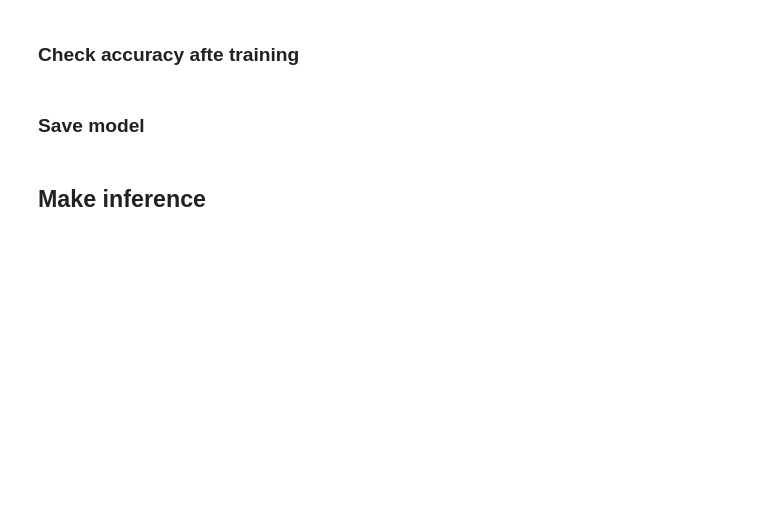
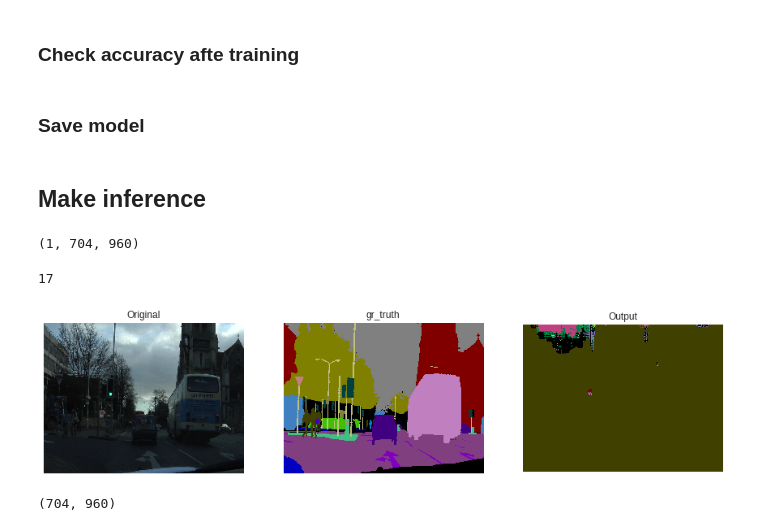
Before and after one commit to betogaona7/FCN, a Jupyter notebook: FCN.ipynb, the cells around one changed output. Drawn from its saved outputs; the diff is of its cells as text; code cells hidden in the pictures; blank space fills up the shorter version.

Commit message:
add inference section, but it doesnt work well.. yet

```diff
--- a/FCN.ipynb
+++ b/FCN.ipynb
@@ -311,8 +321,8 @@ model.to(device)
 criterion = nn.BCEWithLogitsLoss()
 optimizer = optim.RMSprop(model.parameters(), lr=0.001, momentum=0, weight_decay=1e-5)
 scheduler = optim.lr_scheduler.StepLR(optimizer, step_size=50, gamma=0.5)
-epochs = 5
-print_every = 10
+epochs = 15
+print_every = 20
 
 # Define scores
 IoU_scores = np.zeros((epochs, n_classes))
@@ -423,5 +439,5 @@ torch.save(model.state_dict(), "./fcn.pth")
 # %% [markdown]
 ## Make inference
 # %%
-state_dict = torch.load('./fcn.pth')
+state_dict = torch.load('./fcn-model.pth')
 model.load_state_dict(state_dict)
@@ -428,14 +490,20 @@ model.load_state_dict(state_dict)
 # %%
+from PIL import Image
+inference_transforms = transforms.Compose([transforms.Resize((704, 960)),
+                                           transforms.ToTensor()])
 def load_image(path):
   image = Image.open(path)
-  #image = valid_transforms(image)
+  image = inference_transforms(image)
   image = torch.tensor(image, requires_grad=True)
   image = image.unsqueeze(0)
   return image
 
-model.to("cpu")
+model.to(device)
 model.eval()
-image = load_image("data/CamVid/701_StillsRaw_full/0001TP_006750.png")
-prediction = model(image)
+inp = "data/CamVid/701_StillsRaw_full/0001TP_006960.png"
+truth = "data/CamVid/LabeledApproved_full/0001TP_006960_L.png"
+
+image = load_image(inp)
+prediction = model(image.to(device))
 
 print(prediction)
@@ -447,0 +510,49 @@ plt.show()
+# %%
+prediction2 = prediction
+prediction = prediction.data.cpu().numpy()
+N, _, h, w = prediction.shape
+pred = prediction.transpose(0, 2, 3, 1).reshape(-1, 32).argmax(axis=1).reshape(N, h, w)
+
+print(pred.shape)
+# %% [output]
+(1, 704, 960)
+# %%
+pred[0][0][0]
+# %% [output]
+17
+# %%
+_, h, w = pred.shape
+
+output = np.zeros((h, w, 3), dtype=np.uint8)
+
+for i in range(h):
+  for j in range(w):
+    index = pred[0][i][j]
+    try:
+      color = gt_labels.get(index)[1]
+      output[i, j, 0] = color[0]
+      output[i, j, 1] = color[1]
+      output[i, j, 2] = color[2]
+    except:
+      print("Upsss! there was an error")
+      break
+
+plot_imgs([scipy.misc.imread(inp), scipy.misc.imread(truth), output], ["Original", "gr_truth", "Output"], (15, 15))
+# %% [output]
+[figure, added]
+# %%
+from collections import Counter
+
+labeled_image = np.around(np.absolute(prediction2.cpu().detach().numpy())).astype(int)
+pred2 = np.zeros((704, 960), dtype=np.uint8)
+for i in range(704):
+  for j in range(960):
+    val = []
+    for d in range(32):
+      val.append(labeled_image[0][d][i][j])
+    label = Counter(val).most_common()[0][0]
+    pred2[i, j] = label
+
+print(pred2.shape)
+# %% [output]
+(704, 960)
```
Also changed, not shown: parts of 9 cells of this notebook.
